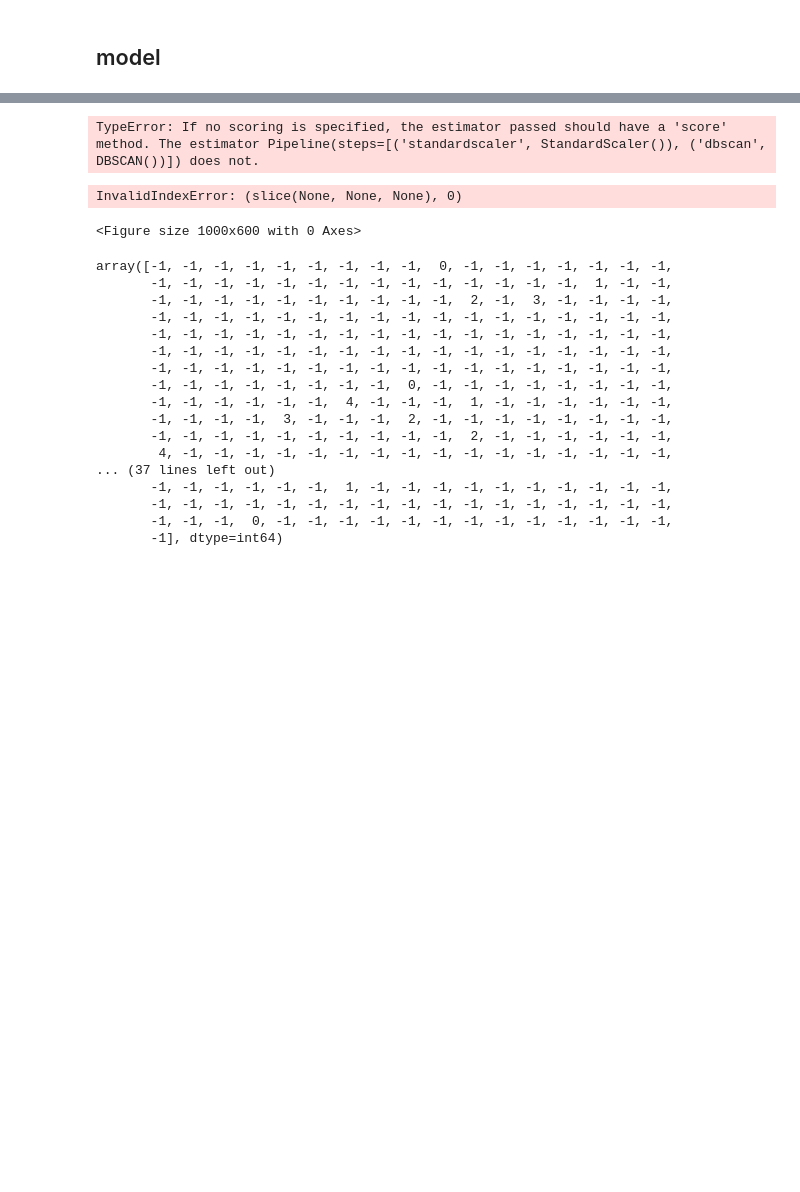
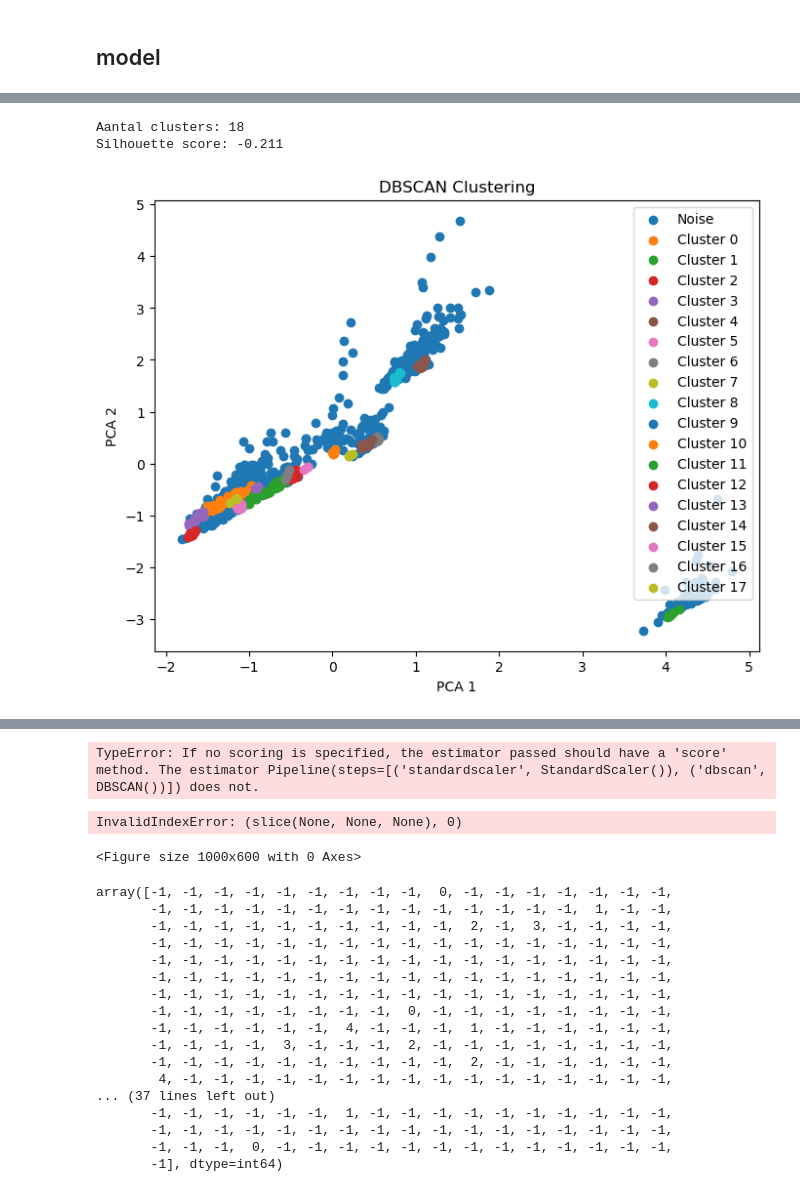
Before and after one commit to lrncjrssn/DS8_eindproject, a Jupyter notebook: Clustering.ipynb, the cells around one changed output, grey strips where cells are left out. Saved outputs shown, nothing was run; the diff lists cells and outputs as text; code cells hidden in the pictures; blank space fills up the shorter version.

```diff
--- a/Clustering.ipynb
+++ b/Clustering.ipynb
@@ -51,0 +221,67 @@ x_train, x_test, y_train, y_test = train_test_split(X, Y, test_size=0.2, random_
+# %%
+from sklearn.cluster import DBSCAN
+from sklearn.preprocessing import StandardScaler
+from sklearn.decomposition import PCA
+from sklearn.metrics import silhouette_score
+import matplotlib.pyplot as plt
+import numpy as np
+
+# JOUW FEATURES
+X = x_train
+
+# Schalen
+scaler = StandardScaler()
+X_scaled = scaler.fit_transform(X)
+
+# DBSCAN
+dbscan = DBSCAN(
+    eps=0.5,
+    min_samples=5,
+    leaf_size=30
+)
+
+labels = dbscan.fit_predict(X_scaled)
+
+# Aantal clusters
+n_clusters = len(set(labels)) - (1 if -1 in labels else 0)
+
+print("Aantal clusters:", n_clusters)
+
+# Silhouette score
+if n_clusters > 1:
+    score = silhouette_score(X_scaled, labels)
+    print("Silhouette score:", round(score,3))
+else:
+    print("Geen silhouette score mogelijk.")
+
+# PCA plot
+pca = PCA(n_components=2)
+X_pca = pca.fit_transform(X_scaled)
+
+plt.figure(figsize=(8,6))
+
+for cluster in np.unique(labels):
+    mask = labels == cluster
+
+    if cluster == -1:
+        plt.scatter(
+            X_pca[mask,0],
+            X_pca[mask,1],
+            label="Noise"
+        )
+    else:
+        plt.scatter(
+            X_pca[mask,0],
+            X_pca[mask,1],
+            label=f"Cluster {cluster}"
+        )
+
+plt.title("DBSCAN Clustering")
+plt.xlabel("PCA 1")
+plt.ylabel("PCA 2")
+plt.legend()
+plt.show()
+# %% [output]
+Aantal clusters: 18
+Silhouette score: -0.211
+[figure, added]
```
Also changed, not shown: parts of 7 cells of this notebook, 1 other file.
